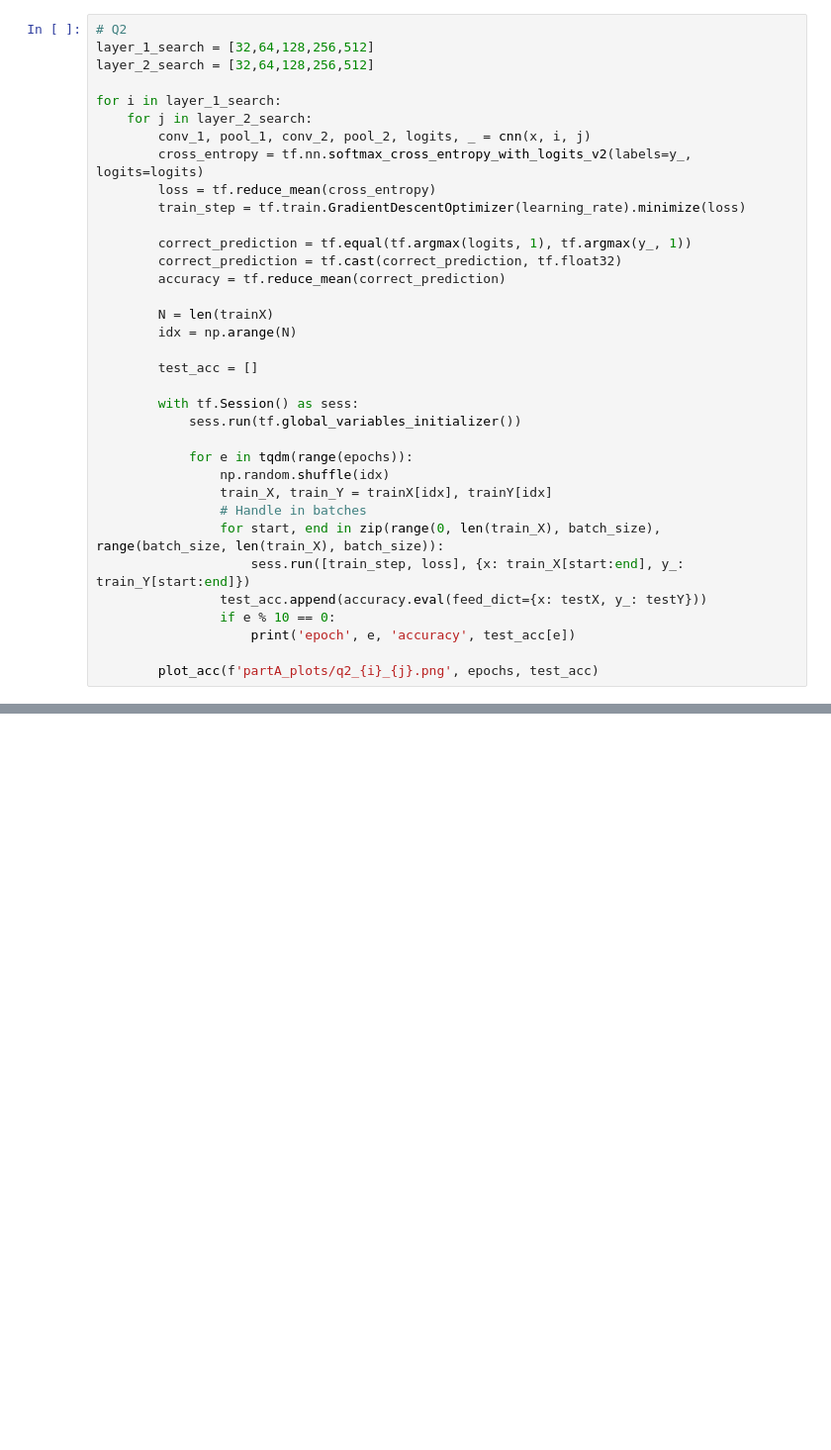
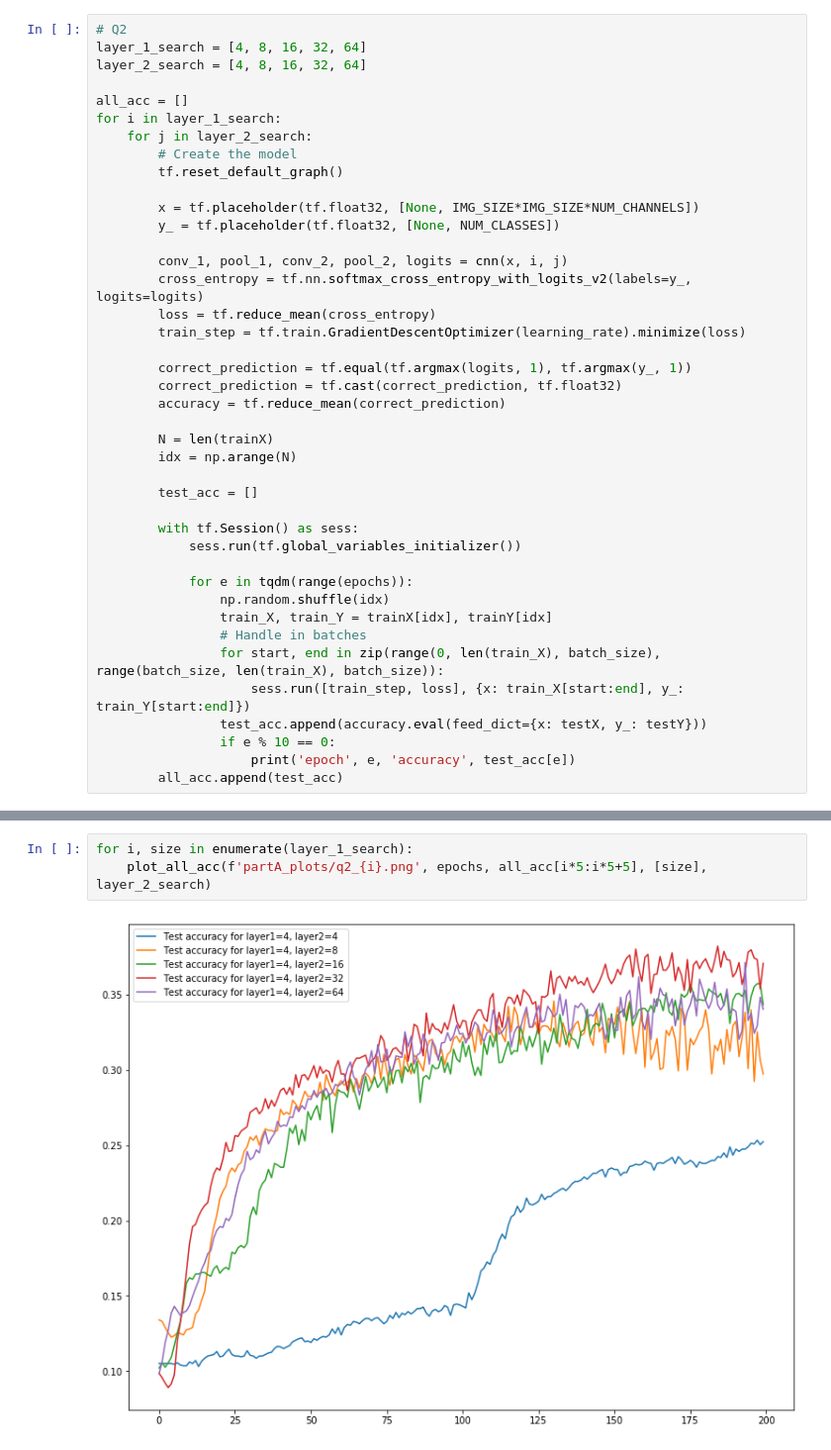
Before and after one commit to eddylim95/CZ4042_NeuralNet_project, a Jupyter notebook: Assignment_2/start_project_2a.ipynb, the cells around one changed output, grey strips where cells are left out. Shown at 99% size. Cells and saved outputs as stored; diff of their text form; blank space fills up the shorter version.

```diff
--- a/Assignment_2/start_project_2a.ipynb
+++ b/Assignment_2/start_project_2a.ipynb
@@ -239,11 +286,18 @@ epoch 1490 accuracy 0.4085
 # %%
 # Q2
-layer_1_search = [32,64,128,256,512]
-layer_2_search = [32,64,128,256,512]
+layer_1_search = [4, 8, 16, 32, 64]
+layer_2_search = [4, 8, 16, 32, 64]
 
+all_acc = []
 for i in layer_1_search:
     for j in layer_2_search:
-        conv_1, pool_1, conv_2, pool_2, logits, _ = cnn(x, i, j)
+        # Create the model
+        tf.reset_default_graph()
+
+        x = tf.placeholder(tf.float32, [None, IMG_SIZE*IMG_SIZE*NUM_CHANNELS])
+        y_ = tf.placeholder(tf.float32, [None, NUM_CLASSES])
+
+        conv_1, pool_1, conv_2, pool_2, logits = cnn(x, i, j)
         cross_entropy = tf.nn.softmax_cross_entropy_with_logits_v2(labels=y_, logits=logits)
         loss = tf.reduce_mean(cross_entropy)
         train_step = tf.train.GradientDescentOptimizer(learning_rate).minimize(loss)
@@ -269,7 +323,6 @@ for i in layer_1_search:
                 test_acc.append(accuracy.eval(feed_dict={x: testX, y_: testY}))
                 if e % 10 == 0:
                     print('epoch', e, 'accuracy', test_acc[e])
-
-        plot_acc(f'partA_plots/q2_{i}_{j}.png', epochs, test_acc)
+        all_acc.append(test_acc)
 # %% [output]
 [interactive output not drawn]
@@ -351,0 +455,5 @@ epoch 1490 accuracy 0.4105
+# %%
+for i, size in enumerate(layer_1_search):
+    plot_all_acc(f'partA_plots/q2_{i}.png', epochs, all_acc[i*5:i*5+5], [size], layer_2_search)
+# %% [output]
+[figure, added]
```
Also changed, not shown: parts of 8 cells of this notebook.
